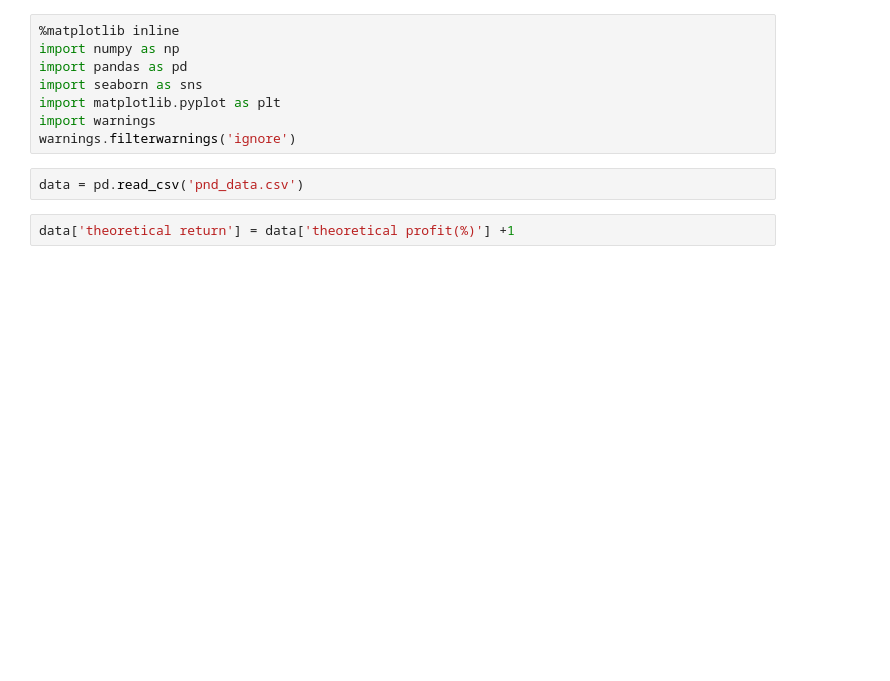
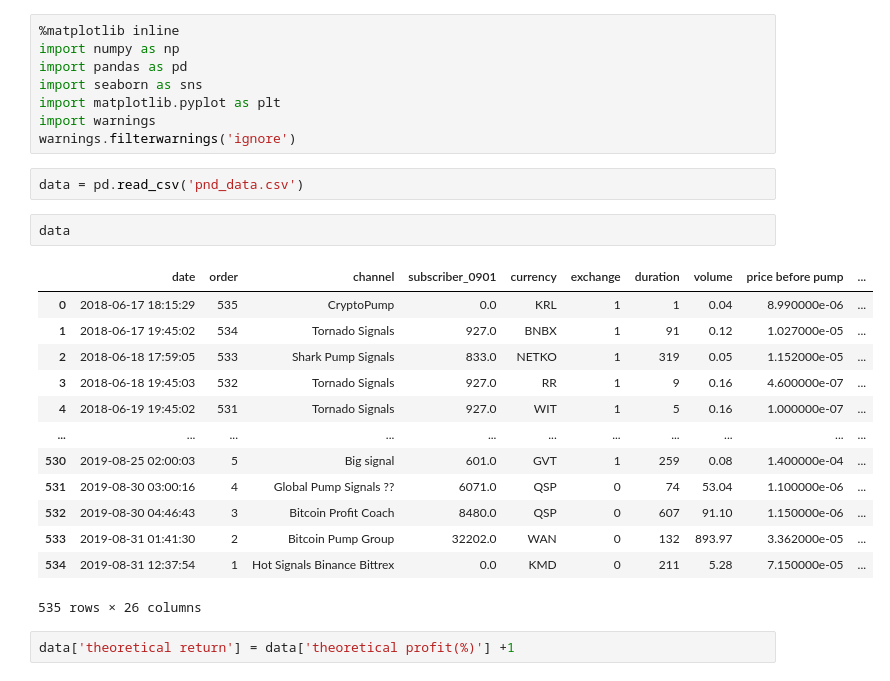
Before and after one commit to taro-tsuchiya/Profitability-of-Cryptocurrency-Pump-and-Dump-Schemes, a Jupyter notebook: notebook/regression.ipynb, the cells around one changed output. Drawn from its saved outputs; the diff is of its cells as text; blank space fills up the shorter version.

```diff
--- a/notebook/regression.ipynb
+++ b/notebook/regression.ipynb
@@ -10,6 +10,22 @@ import warnings
 warnings.filterwarnings('ignore')
 # %%
 data = pd.read_csv('pnd_data.csv')
+# %%
+data
+# %% [output]
+|  | date | order | channel | subscriber_0901 | currency | exchange | duration | volume | price before pump | ... |
+| 0 | 2018-06-17 18:15:29 | 535 | CryptoPump | 0.0 | KRL | 1 | 1 | 0.04 | 8.990000e-06 | ... |
+| 1 | 2018-06-17 19:45:02 | 534 | Tornado Signals | 927.0 | BNBX | 1 | 91 | 0.12 | 1.027000e-05 | ... |
+| 2 | 2018-06-18 17:59:05 | 533 | Shark Pump Signals | 833.0 | NETKO | 1 | 319 | 0.05 | 1.152000e-05 | ... |
+| 3 | 2018-06-18 19:45:03 | 532 | Tornado Signals | 927.0 | RR | 1 | 9 | 0.16 | 4.600000e-07 | ... |
+| 4 | 2018-06-19 19:45:02 | 531 | Tornado Signals | 927.0 | WIT | 1 | 5 | 0.16 | 1.000000e-07 | ... |
+| ... | ... | ... | ... | ... | ... | ... | ... | ... | ... | ... |
+| 530 | 2019-08-25 02:00:03 | 5 | Big signal | 601.0 | GVT | 1 | 259 | 0.08 | 1.400000e-04 | ... |
+| 531 | 2019-08-30 03:00:16 | 4 | Global Pump Signals ?? | 6071.0 | QSP | 0 | 74 | 53.04 | 1.100000e-06 | ... |
+| 532 | 2019-08-30 04:46:43 | 3 | Bitcoin Profit Coach | 8480.0 | QSP | 0 | 607 | 91.10 | 1.150000e-06 | ... |
+| 533 | 2019-08-31 01:41:30 | 2 | Bitcoin Pump Group | 32202.0 | WAN | 0 | 132 | 893.97 | 3.362000e-05 | ... |
+| 534 | 2019-08-31 12:37:54 | 1 | Hot Signals Binance Bittrex | 0.0 | KMD | 0 | 211 | 5.28 | 7.150000e-05 | ... |
+535 rows × 26 columns
 # %%
 data['theoretical return'] = data['theoretical profit(%)'] +1
 # %%
```
Also changed, not shown: parts of 31 cells of this notebook, 2 other files.
